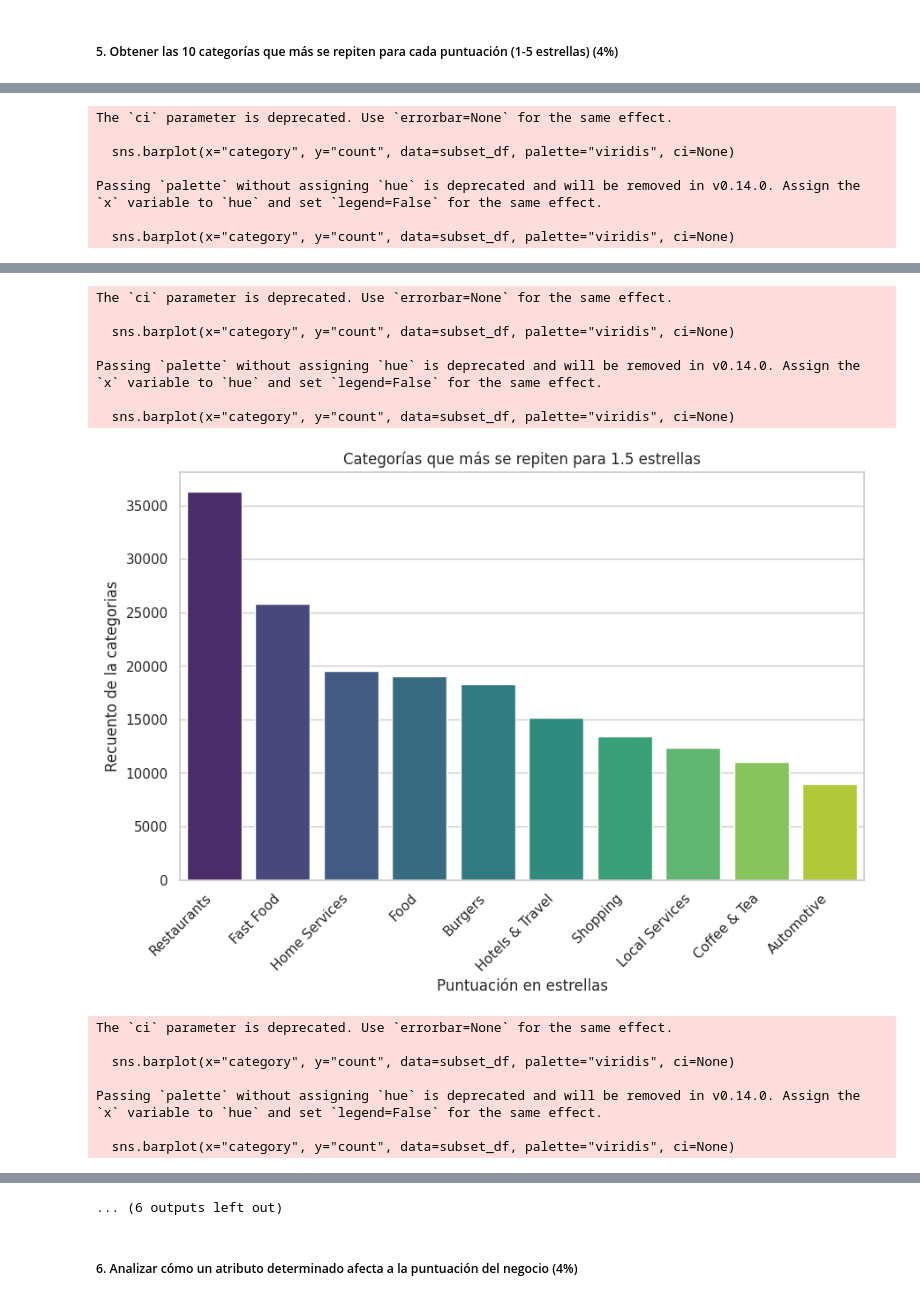
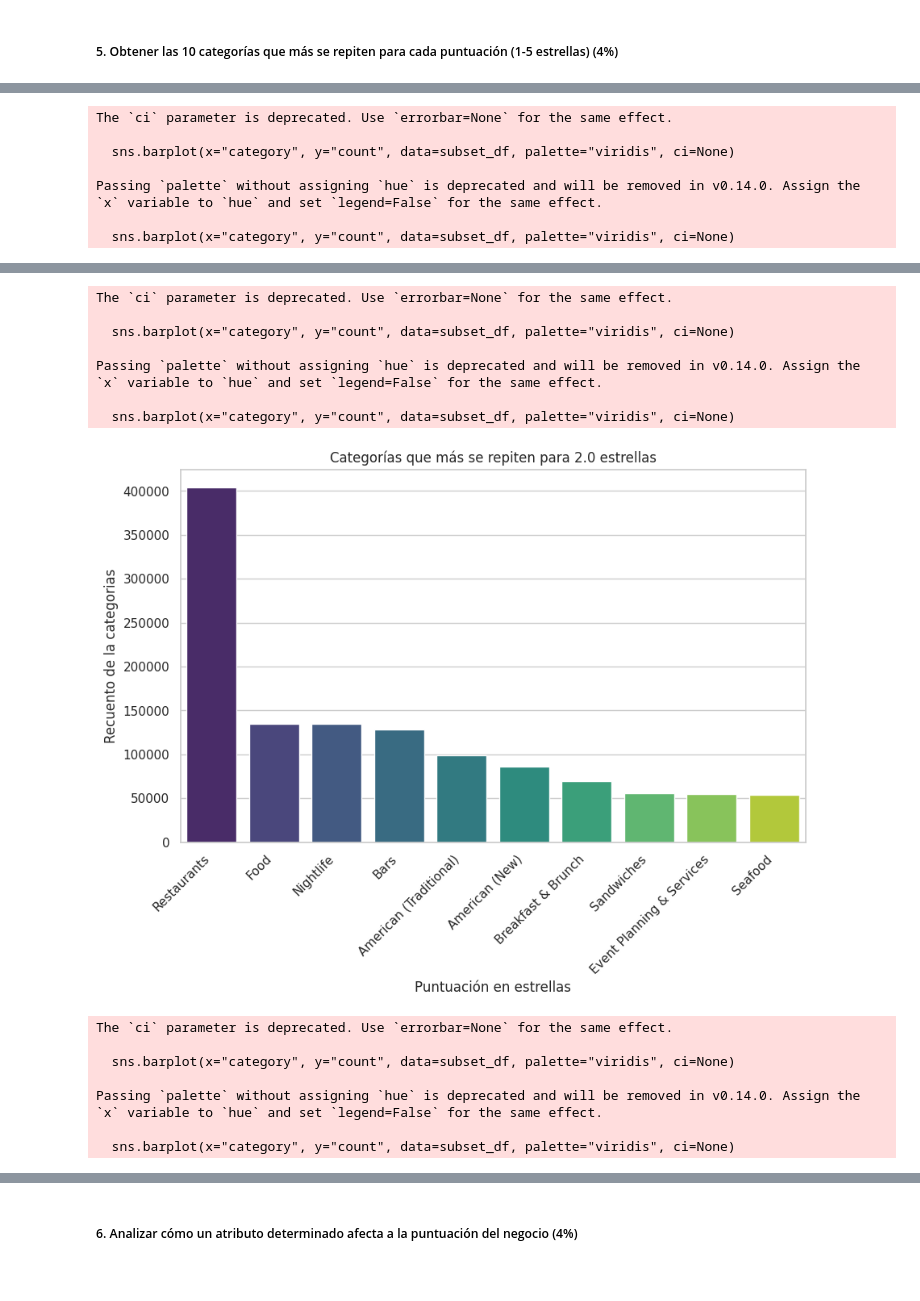
Before and after one commit to EndikaEiros/Yelp_Proyecto, a Jupyter notebook: consultas_spark.ipynb, the cells around one changed output, grey strips where cells are left out. Saved outputs shown, nothing was run; the diff lists cells and outputs as text; code cells hidden in the pictures.

```diff
--- a/consultas_spark.ipynb
+++ b/consultas_spark.ipynb
@@ -252,13 +243,13 @@ The `ci` parameter is deprecated. Use `errorbar=None` for the same effect.
 # %%
-top_categories_pd = top_categories_by_stars.toPandas()
+top_categories_pd = result5.toPandas()
 
 # Configurar el estilo de Seaborn (opcional)
 sns.set(style="whitegrid")
 
 # Crear un gráfico de barras apiladas para cada valor de puntuación
-for star_value in top_categories_pd['stars'].unique():
+for star_value in top_categories_pd['review_stars'].unique():
     plt.figure(figsize=(10, 6))
-    subset_df = top_categories_pd[top_categories_pd['stars'] == star_value]
+    subset_df = top_categories_pd[top_categories_pd['review_stars'] == star_value]
     sns.barplot(x="category", y="count", data=subset_df, palette="viridis", ci=None)
     plt.title(f"Categorías que más se repiten para {star_value} estrellas")
     plt.xlabel("Puntuación en estrellas")
@@ -277,11 +268,11 @@ Passing `palette` without assigning `hue` is deprecated and will be removed in v
 The `ci` parameter is deprecated. Use `errorbar=None` for the same effect.
 
   sns.barplot(x="category", y="count", data=subset_df, palette="viridis", ci=None)
 
 Passing `palette` without assigning `hue` is deprecated and will be removed in v0.14.0. Assign the `x` variable to `hue` and set `legend=False` for the same effect.
 
   sns.barplot(x="category", y="count", data=subset_df, palette="viridis", ci=None)
-[figure, old version]
+[figure, new version]
 The `ci` parameter is deprecated. Use `errorbar=None` for the same effect.
 
   sns.barplot(x="category", y="count", data=subset_df, palette="viridis", ci=None)
@@ -317,4 +300,3 @@ Passing `palette` without assigning `hue` is deprecated and will be removed in v
-... (6 outputs left out)
 # %% [markdown]
 ##### 6. Analizar cómo un atributo determinado afecta a la puntuación del negocio (4%)
 # %%
```
Also changed, not shown: parts of 10 cells of this notebook.
